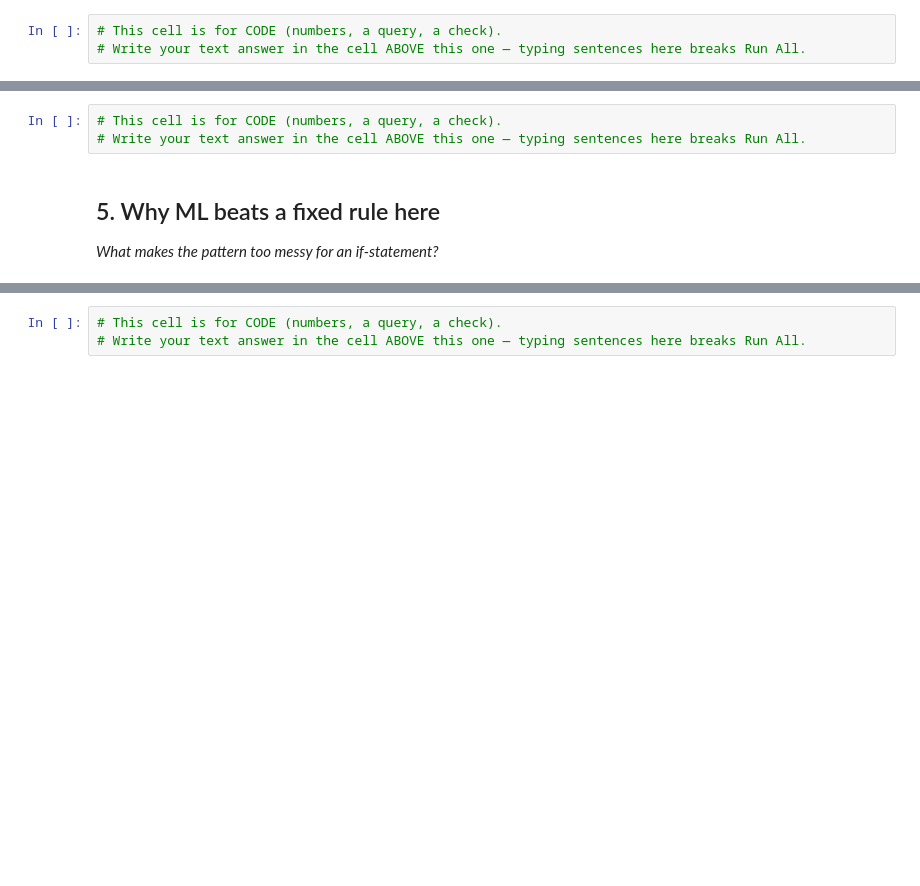
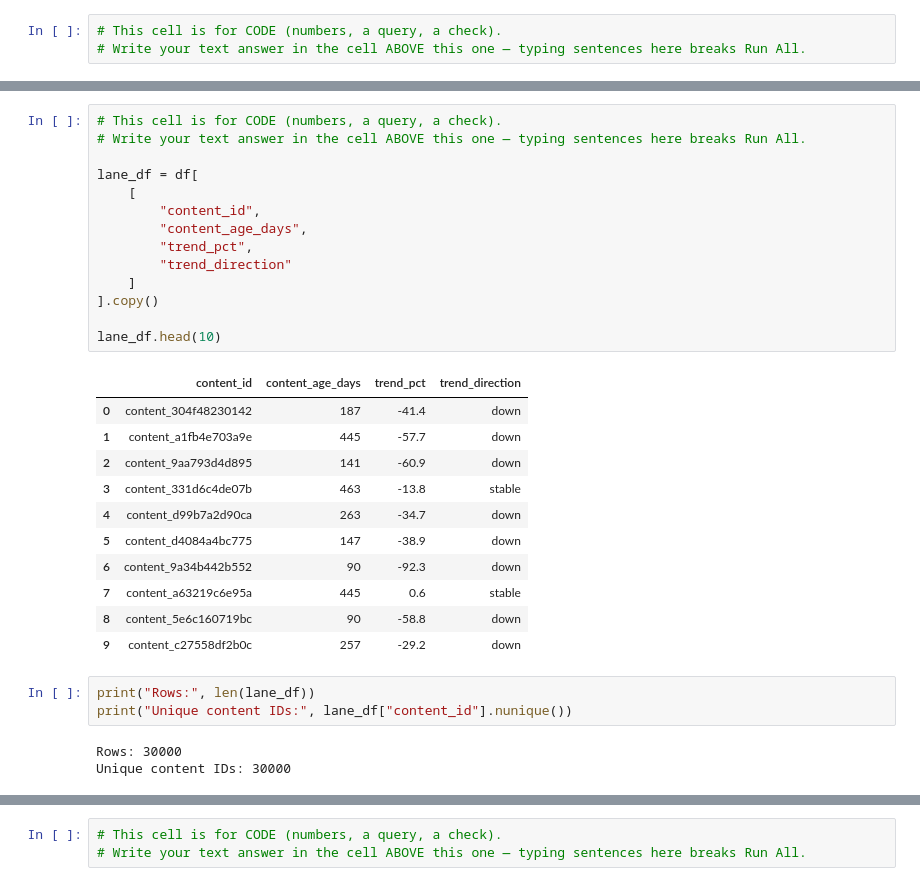
Before and after one commit to AN2442/Flyrank_ML, a Jupyter notebook: work/notebooks/w02_ml_task_framing.ipynb, the cells around one changed output, grey strips where cells are left out. Cells and saved outputs as stored; diff of their text form; blank space fills up the shorter version.

```diff
--- a/work/notebooks/w02_ml_task_framing.ipynb
+++ b/work/notebooks/w02_ml_task_framing.ipynb
@@ -139,7 +175,32 @@ dtype: float64
 # %%
 # This cell is for CODE (numbers, a query, a check).
 # Write your text answer in the cell ABOVE this one — typing sentences here breaks Run All.
+
+lane_df = df[
+    [
+        "content_id",
+        "content_age_days",
+        "trend_pct",
+        "trend_direction"
+    ]
+].copy()
+
+lane_df.head(10)
+# %% [output]
+|  | content_id | content_age_days | trend_pct | trend_direction |
+| 0 | content_304f48230142 | 187 | -41.4 | down |
+| 1 | content_a1fb4e703a9e | 445 | -57.7 | down |
+| 2 | content_9aa793d4d895 | 141 | -60.9 | down |
+| 3 | content_331d6c4de07b | 463 | -13.8 | stable |
+| 4 | content_d99b7a2d90ca | 263 | -34.7 | down |
+| 5 | content_d4084a4bc775 | 147 | -38.9 | down |
+| 6 | content_9a34b442b552 | 90 | -92.3 | down |
+| 7 | content_a63219c6e95a | 445 | 0.6 | stable |
+| 8 | content_5e6c160719bc | 90 | -58.8 | down |
+| 9 | content_c27558df2b0c | 257 | -29.2 | down |
-# %% [markdown]
-## 5. Why ML beats a fixed rule here
-
-*What makes the pattern too messy for an if-statement?*
+# %%
+print("Rows:", len(lane_df))
+print("Unique content IDs:", lane_df["content_id"].nunique())
+# %% [output]
+Rows: 30000
+Unique content IDs: 30000
```
Also changed, not shown: parts of 8 cells of this notebook.
